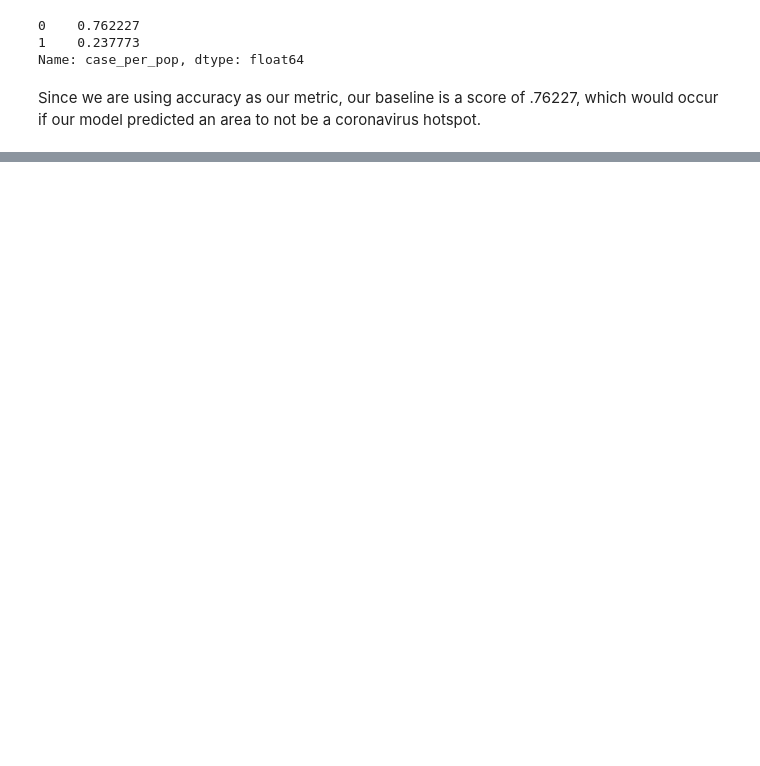
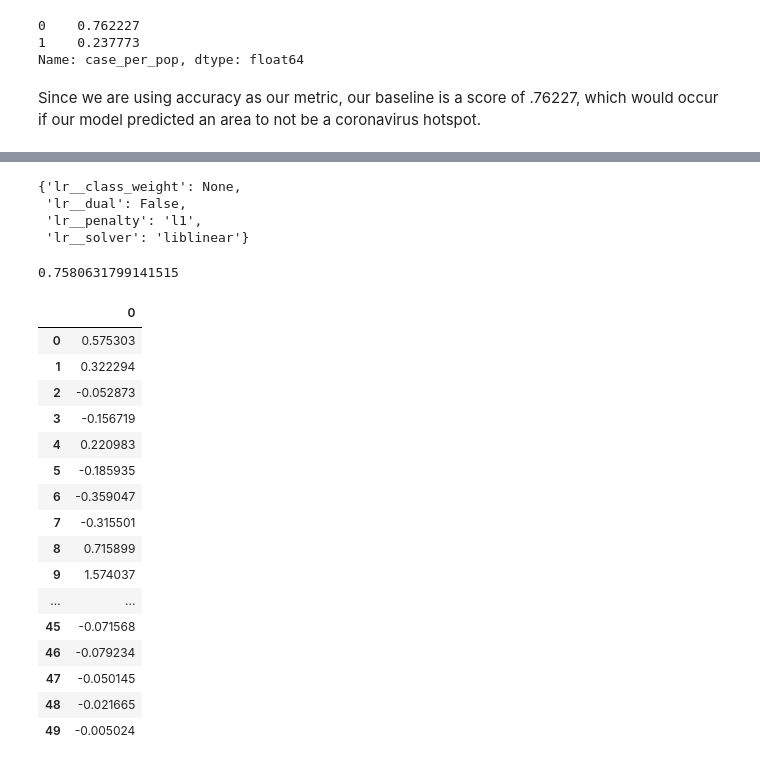
Before and after one commit to Agelf123/covid_predictions, a Jupyter notebook: code/brandon/Modeling.ipynb, the cells around one changed output, grey strips where cells are left out. Drawn from its saved outputs; the diff is of its cells as text; code cells hidden in the pictures; blank space fills up the shorter version.

```diff
--- a/code/brandon/Modeling.ipynb
+++ b/code/brandon/Modeling.ipynb
@@ -369,0 +386,21 @@ Pipeline(memory=None,
+# %%
+pipe = Pipeline([ #instantiate transformers and model
+    ('lr', LogisticRegression(random_state = 11))
+])
+
+# set hyperparameters
+
+pipe_params = {'lr__dual' : [True, False],
+               'lr__class_weight' : ['dict', 'balanced', None],
+              'lr__solver': ['liblinear', 'lbfgs', None],
+              'lr__penalty': ['l1', 'l2', 'none'] # running this with the lasso and ridge techniques by applying a penalty, also running with no penalty
+              }
+
+gs = GridSearchCV(pipe,
+                 param_grid = pipe_params,
+                 cv = 5,
+                 scoring = 'accuracy',
+                 verbose = 2
+                    )
+# %%
+logreg_2 = gs.fit(X_train, y_train)
@@ -369,0 +596,11 @@ Pipeline(memory=None,
+# %%
+logreg_2.best_params_
+# %% [output]
+{'lr__class_weight': None,
+ 'lr__dual': False,
+ 'lr__penalty': 'l1',
+ 'lr__solver': 'liblinear'}
+# %%
+cross_val_score(logreg_2.best_estimator_, X, y).mean()
+# %% [output]
+0.7580631799141515
@@ -369,0 +611,20 @@ Pipeline(memory=None,
+# %%
+new_coef_df
+# %% [output]
+|  | 0 |
+| 0 | 0.575303 |
+| 1 | 0.322294 |
+| 2 | -0.052873 |
+| 3 | -0.156719 |
+| 4 | 0.220983 |
+| 5 | -0.185935 |
+| 6 | -0.359047 |
+| 7 | -0.315501 |
+| 8 | 0.715899 |
+| 9 | 1.574037 |
+| ... | ... |
+| 45 | -0.071568 |
+| 46 | -0.079234 |
+| 47 | -0.050145 |
+| 48 | -0.021665 |
+| 49 | -0.005024 |
```
Also changed, not shown: parts of 26 cells of this notebook.
